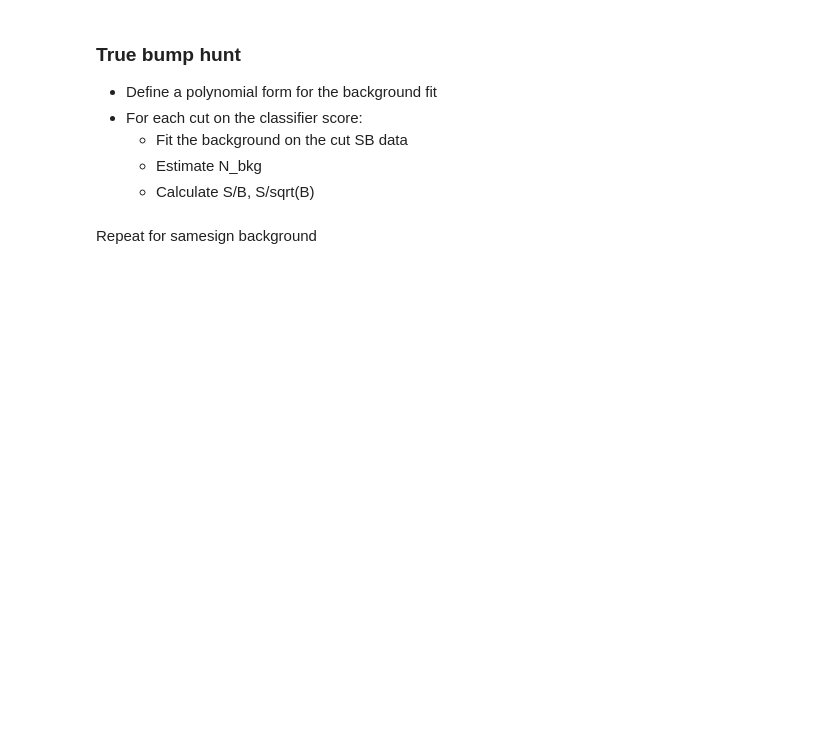
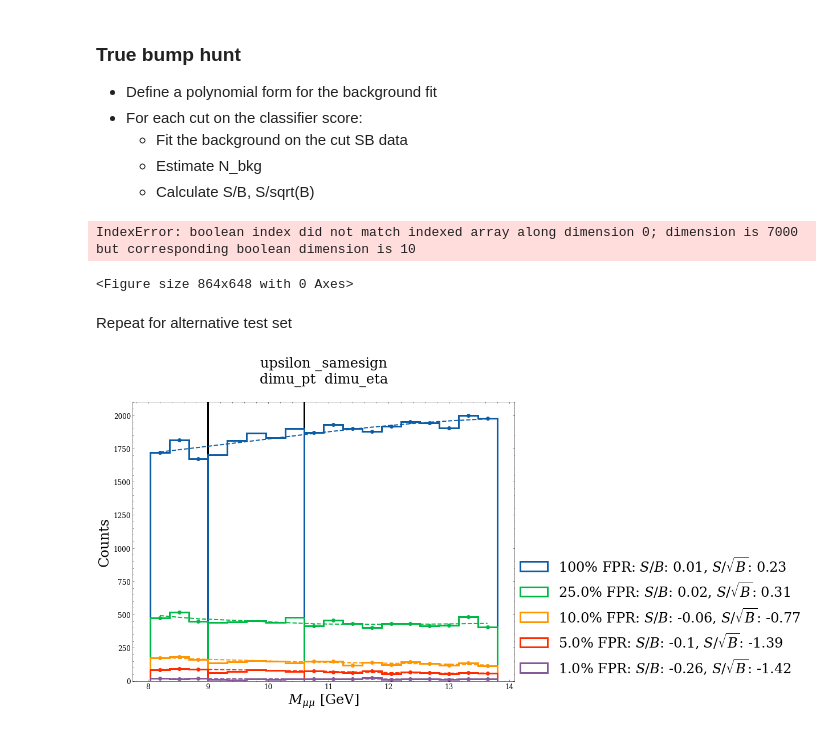
Before and after one commit to hep-lbdl/dimuonAD, a Jupyter notebook: 07_bump_hunt.ipynb, the cells around one changed output. Drawn from its saved outputs; the diff is of its cells as text; code cells hidden in the pictures; blank space fills up the shorter version.

```diff
--- a/07_bump_hunt.ipynb
+++ b/07_bump_hunt.ipynb
@@ -400,15 +477,19 @@ with open(f"{working_dir}/processed_data/mass_scaler_{particle_type}", "rb") as
     scaler = pickle.load(ifile)
 
 fpr_thresholds = [1, 0.25, 0.1, 0.05, 0.01]
-score_cutoffs = {i:[] for i in range(n_folds)}
+#score_cutoffs = {i:{threshold:np.zeros((n_to_ensemble,1)) for threshold in fpr_thresholds} for i in range(n_folds)}
+score_cutoffs = {i:{threshold:0 for threshold in fpr_thresholds} for i in range(n_folds)}
 
 
 for i_fold in range(n_folds):
-    for t in fpr_thresholds:
+    for threshold in fpr_thresholds:
 
-        loc_scores_sorted = np.sort(1.0-alt_scores_splits["FPR_validation"][i_fold])
-        score_cutoff = 1-loc_scores_sorted[min(int(t*len(loc_scores_sorted)),len(loc_scores_sorted)-1)]
-        score_cutoffs[i_fold].append(score_cutoff)
+        #for i_classifier in range(n_to_ensemble): # may want to do ensembling later?
+
+            loc_scores_sorted = np.sort(1.0-np.mean(alt_scores_splits["FPR_validation"][i_fold], axis = 1))
+            loc_score_cutoff = 1-loc_scores_sorted[min(int(threshold*len(loc_scores_sorted)),len(loc_scores_sorted)-1)]
+
+            score_cutoffs[i_fold][threshold] = loc_score_cutoff
 # %%
 SB_left = float(workflow[particle_type]["SB_left"])
 SR_left = float(workflow[particle_type]["SR_left"])
@@ -418,6 +499,7 @@ SB_right = float(workflow[particle_type]["SB_right"])
 TPRs, FPRs = [], []
 
 remove_edge = True
+
 
 
 
@@ -444,7 +526,8 @@ for t, threshold in enumerate(fpr_thresholds):
 
 
         loc_true_masses = scaler.inverse_transform(np.array(test_data_splits[i_fold][:,-1]).reshape(-1,1))
-        loc_filtered_masses, loc_SBL_eff, loc_SBH_eff, loc_SR_eff = select_top_events_fold(loc_true_masses, scores_splits[i_fold], score_cutoffs[i_fold][t],
+        loc_scores = np.mean(scores_splits[i_fold], axis = 1)
+        loc_filtered_masses, loc_SBL_eff, loc_SBH_eff, loc_SR_eff = select_top_events_fold(loc_true_masses, loc_scores, score_cutoffs[i_fold][threshold],
                                                                                            plot_bins_left, plot_bins_right, plot_bins_SR)
 
 
@@ -490,14 +573,18 @@ plt.axvline(SR_right, color= "k", lw = 3, zorder = -10)
 
 plt.xlabel("$M_{\mu\mu}$ [GeV]", fontsize = 24)
 plt.ylabel("Counts", fontsize = 24)
-plt.title(f"{particle_type}\n"+"  ".join(feature_set[:-1])+"\n", fontsize = 24)
-plt.show()
+
+
+plt.title(f"{particle_type}{train_data_id} (trained on {train_data_id})\n"+"  ".join(feature_set[:-1])+"\n", fontsize = 24)
+# %% [output]
+IndexError: boolean index did not match indexed array along dimension 0; dimension is 7000 but corresponding boolean dimension is 10
+<Figure size 864x648 with 0 Axes>
 # %% [markdown]
 
 
 
 
-Repeat for samesign background
+Repeat for alternative test set
 # %%
 fit_type = "cubic"
 if fit_type == "cubic": fit_function = bkg_fit_cubic
@@ -514,8 +601,12 @@ for t, threshold in enumerate(fpr_thresholds):
 
     for i_fold in range(n_folds):
 
-        loc_true_masses = scaler.inverse_transform(alt_data_splits["samesign"][i_fold][:,-1].reshape(-1,1))
-        loc_filtered_masses, loc_SBL_eff, loc_SBH_eff, loc_SR_eff = select_top_events_fold(loc_true_masses, alt_scores_splits["samesign"][i_fold], score_cutoffs[i_fold][t],
+
+
+
+        loc_true_masses = scaler.inverse_transform(alt_data_splits["alt"][i_fold][:,-1].reshape(-1,1))
+        loc_scores = np.mean(alt_scores_splits["alt"][i_fold], axis = 1)
+        loc_filtered_masses, loc_SBL_eff, loc_SBH_eff, loc_SR_eff = select_top_events_fold(loc_true_masses, loc_scores, score_cutoffs[i_fold][threshold],
                                                                                            plot_bins_left, plot_bins_right, plot_bins_SR)
 
         filtered_masses.append(loc_filtered_masses)
@@ -529,34 +620,39 @@ for t, threshold in enumerate(fpr_thresholds):
     #print("chi2/dof:", chi2/n_dof)
     # plot the fit function
     plt.plot(plot_centers_all, fit_function(plot_centers_all, *popt), lw = 2, linestyle = "dashed", color = f"C{t}")
 
     # calculate significance of bump
     num_S_expected_in_SR, num_B_expected_in_SR = calc_significance(filtered_masses, fit_function, plot_bins_SR, SR_left, SR_right, popt)
     #print(num_S_expected_in_SR, num_B_expected_in_SR)
 
     y_err = get_errors_bkg_fit_ratio(popt, pcov, plot_centers_SR, fit_type)
     B_error = np.sum(y_err)
 
     label_string = str(round(100*threshold, 2))+"% FPR: $S/B$: "+str(round(num_S_expected_in_SR/num_B_expected_in_SR,2))+", $S/\sqrt{B}$: "+str(round(num_S_expected_in_SR/np.sqrt(num_B_expected_in_SR+B_error**2),2))
 
     plt.hist(filtered_masses, bins = plot_bins_all, lw = 3, histtype = "step", color = f"C{t}",label = label_string)
     plt.scatter(plot_centers_SB, y_vals, color = f"C{t}")
 
 
 
 
 #plt.title(",  ".join(feature_set[:-1])+"\n", fontsize = 18)
 plt.legend(loc = (1, 0), fontsize = 24)
 #plt.yscale("log")
 
 plt.axvline(SR_left, color= "k", lw = 3, zorder = -10)
 plt.axvline(SR_right, color= "k", lw = 3, zorder = -10)
 
 plt.xlabel("$M_{\mu\mu}$ [GeV]", fontsize = 24)
 plt.ylabel("Counts", fontsize = 24)
-plt.title(f"{particle_type} same sign", fontsize = 24)
+
+
+
+plt.title(f"{particle_type}{alt_test_data_id} (trained on {train_data_id})\n"+"  ".join(feature_set[:-1])+"\n", fontsize = 24)
 
 plt.show()
+# %% [output]
+[figure, added]
 # %%
 SB_left = float(workflow[particle_type]["SB_left"])
 SR_left = float(workflow[particle_type]["SR_left"])
```
Also changed, not shown: parts of 16 cells of this notebook, 1 other file.
